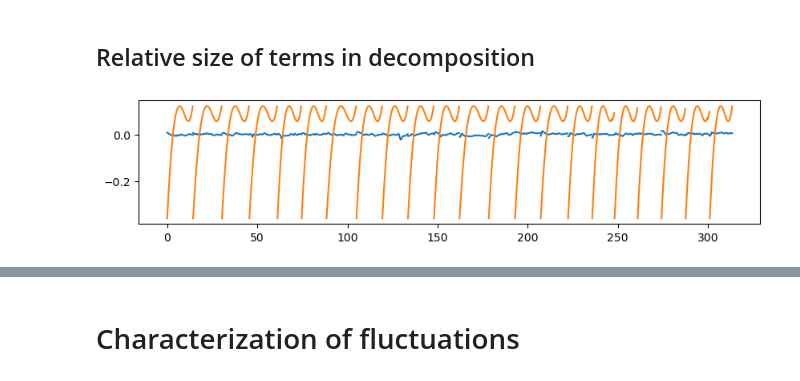
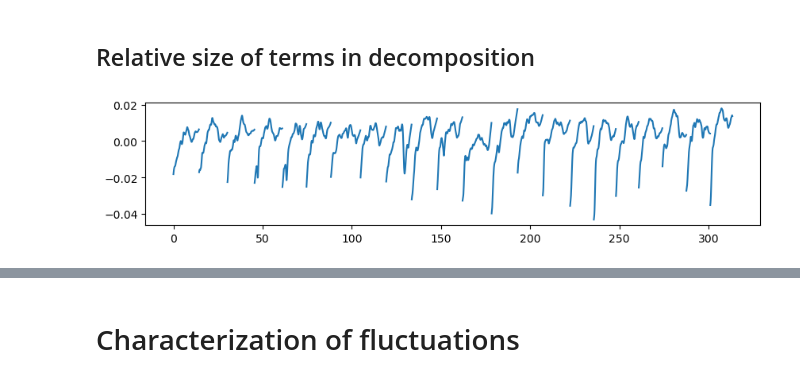
Before and after one commit to elevien/L1210, a Jupyter notebook: notebooks/PAPER_FIG4.ipynb, the cells around one changed output, grey strips where cells are left out. Cells and saved outputs as stored; diff of their text form; code cells hidden in the pictures.

```diff
--- a/notebooks/PAPER_FIG4.ipynb
+++ b/notebooks/PAPER_FIG4.ipynb
@@ -44,7 +25,7 @@ WARNING: replacing module GrowthTraceTools.
 # raw data
 data_raw = CSV.read("./../output/data_processed.csv",DataFrames.DataFrame);
 
-data_gp = CSV.read("./../output/gp_8-30-24/preds.csv",DataFrame)
+data_gp = CSV.read("./../output/gp/data/preds.csv",DataFrame)
 lineages = unique(data_gp.lineage);
 lengths = vcat([
     length(
@@ -57,8 +38,8 @@ lengths = vcat([
         )
     for i in eachindex(lineages)]...)
 data_gp[:,:length] = lengths
-data_gp = data_gp[data_gp.length .>10,:]
+data_gp = data_gp[data_gp.length .>=9,:]
 lineages = unique(data_gp.lineage);
-lineages
+unique(data_gp.length)
 # %% [output]
 7-element Vector{Float64}:
@@ -75,7 +56,7 @@ lineages
 ## Consistency with raw data
 # %%
 fig,ax = subplots(figsize=(10,2))
-k = 4
+k = 5
 
 dr = data_raw[data_raw.lineage .== lineages[k],:]
 dr = dr[dr.cellcycle .== "i",:]
@@ -86,6 +67,7 @@ dr[:,:z] = y .- cov(y,t)/var(t) .*t
 dr[:,:z] = dr.z .- mean(dr.z)
 
 pred = data_gp[data_gp.lineage .== lineages[k],:]
+pred.time = pred.time .- pred.time[1]
 #ax.plot(preds[k].time,preds[k].matern32_flucs_x)
 for p in unique(pred.position)
     d = pred[pred.position .==p,:]
@@ -103,11 +87,11 @@ fig
 # %%
 fig,ax = subplots(figsize=(10,2))
 #ax.plot(preds[k].time,preds[k].matern32_flucs_x)
 for p in unique(pred.position)
     d = pred
-    ax.plot(d[d.position .== p,:].time,d[d.position .== p,:].matern32_flucs_x,"C0-")
-    ax.plot(d[d.position .== p,:].time,d[d.position .== p,:].matern32_cell_x ,"C1-")
+    ax.plot(d[d.position .== p,:].time,d[d.position .== p,:].matern32_flucs_x .+ d[d.position .== p,:].matern32_cell_x ./ d[d.position .== p,:gen_time][1] ,"C0-")
+    #ax.plot(d[d.position .== p,:].time,,"C1-")
 end
 fig
 # %% [output]
-[figure, old version]
+[figure, new version]
```
Also changed, not shown: parts of 27 cells of this notebook, 15 other files.
